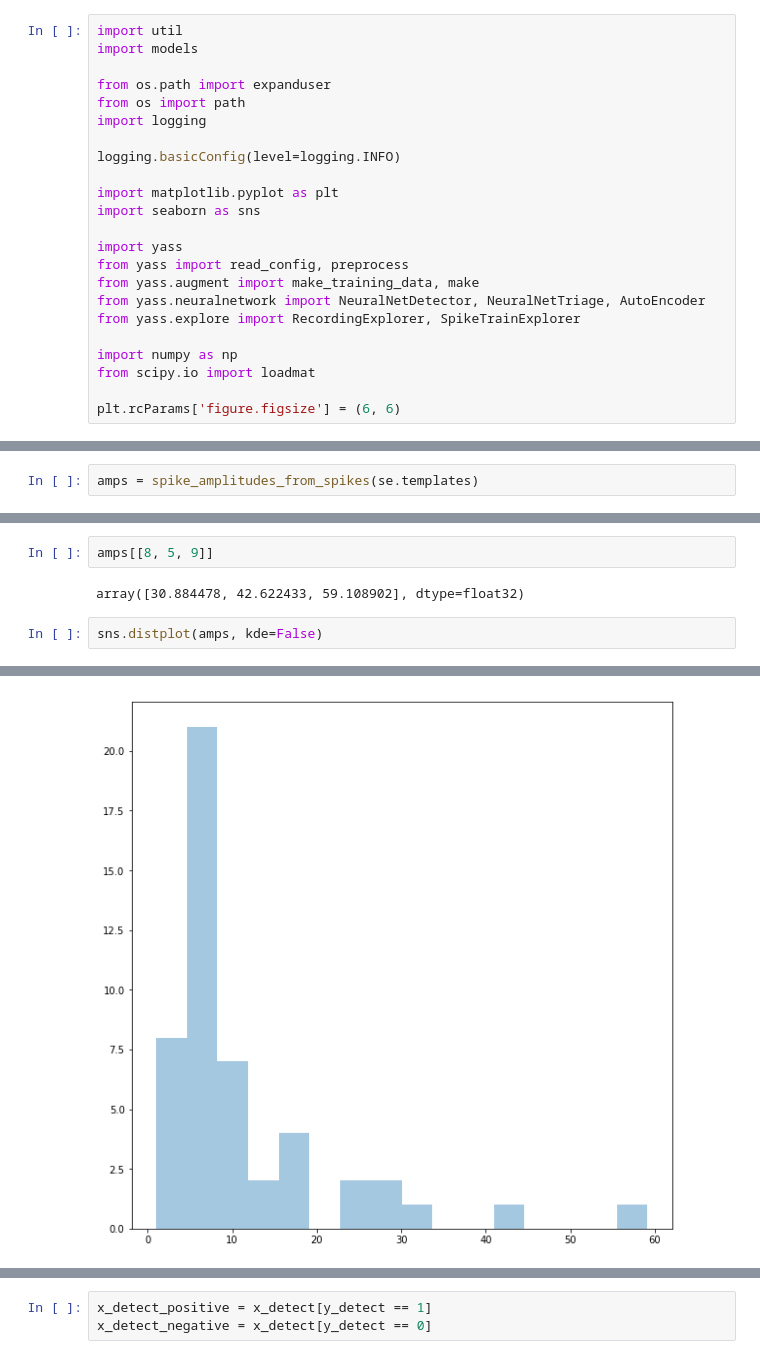
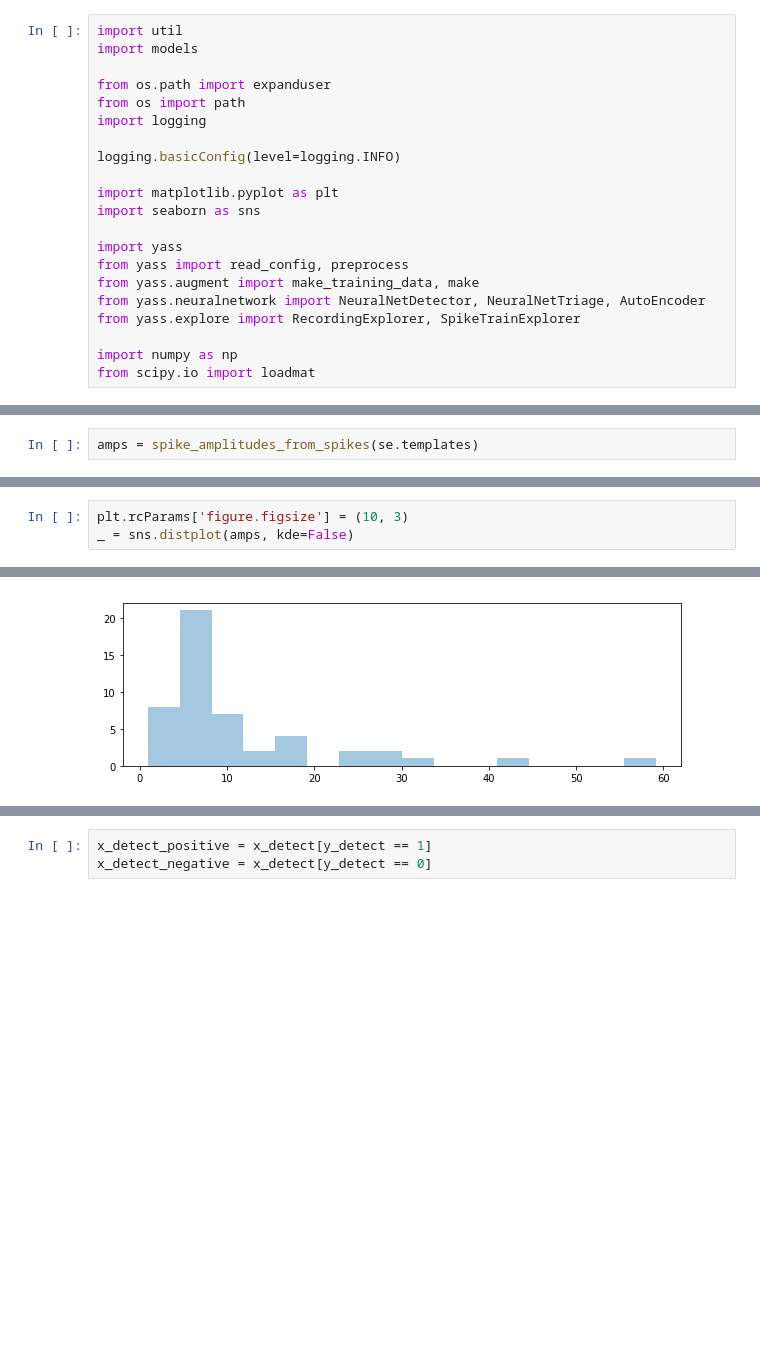
Before and after one commit to edublancas/yass-private, a Jupyter notebook: nnet/new-nnet-module.ipynb, the cells around one changed output, grey strips where cells are left out. Cells and saved outputs as stored; diff of their text form; blank space fills up the shorter version.

```diff
--- a/nnet/new-nnet-module.ipynb
+++ b/nnet/new-nnet-module.ipynb
@@ -27,5 +27,3 @@ from yass.explore import RecordingExplorer, SpikeTrainExplorer
 
 import numpy as np
 from scipy.io import loadmat
-
-plt.rcParams['figure.figsize'] = (6, 6)
@@ -66,7 +78,4 @@ array([22, 40, 46, 32, 43, 20, 21,  2, 29, 34, 12, 47, 35, 11, 14, 37, 13,
-# %%
-amps[[8, 5, 9]]
-# %% [output]
-array([30.884478, 42.622433, 59.108902], dtype=float32)
 # %%
-sns.distplot(amps, kde=False)
+plt.rcParams['figure.figsize'] = (10, 3)
+_ = sns.distplot(amps, kde=False)
 # %% [output]
@@ -74 +83 @@ sns.distplot(amps, kde=False)
-[figure, old version]
+[figure, new version]
```
Also changed, not shown: parts of 57 cells of this notebook, 1 other file.
